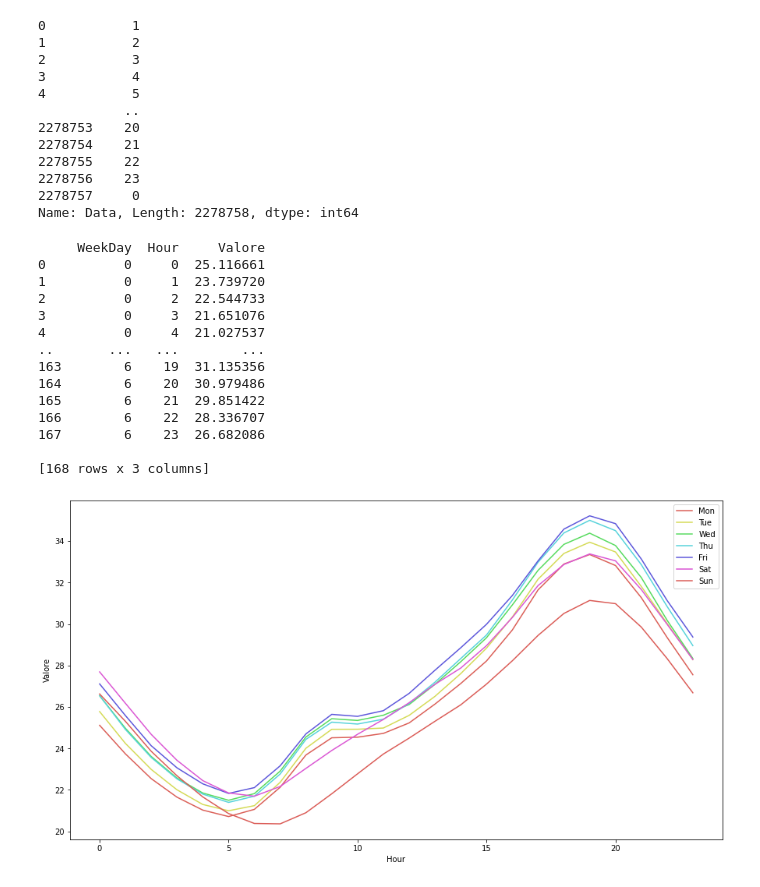
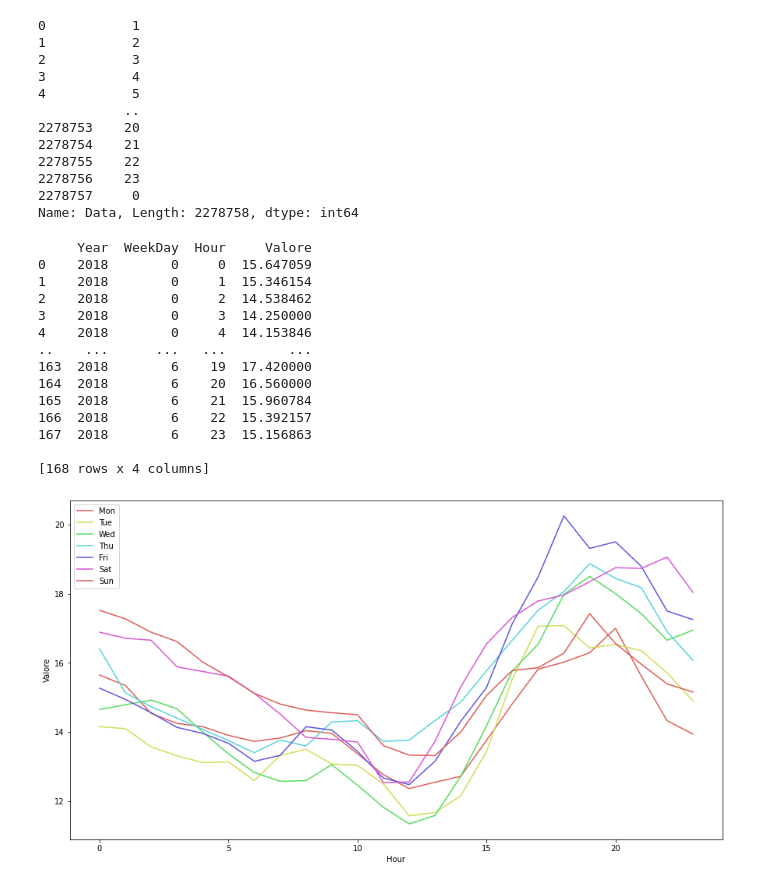
Before and after one commit to WebValley2022/webvalley-dashboard, a Jupyter notebook: 3rd Section Plots/daily_plot.ipynb, the cells around one changed output. Cells and saved outputs as stored; diff of their text form; code cells hidden in the pictures.

Commit message:
using similar user input to make plots

```diff
--- a/3rd Section Plots/daily_plot.ipynb
+++ b/3rd Section Plots/daily_plot.ipynb
@@ -5,7 +5,7 @@ import pandas as pd
 from matplotlib import pyplot as plt
 import seaborn as sns
 # %%
-df=pd.read_csv ("/home/wvuser/webvalley-dashboard/data/merged_APPA_data.csv", encoding='windows-1252')
+df=pd.read_csv ("../data/merged_APPA_data.csv", encoding='windows-1252')
 df=df[df.Valore != 'n.d.']
 df.Valore= pd.to_numeric(df.Valore)
 df.head()
@@ -35,32 +35,34 @@ Name: Data, Length: 2278758, dtype: int64
 # %%
 #Plot Daily  3rd Section
 from matplotlib.pyplot import xticks
 df = df[df.Valore != "n.d."]
 df["Valore"] = pd.to_numeric(df.Valore)
 df["Data"] = pd.to_datetime(df.Data)
-df_daily_avg = df.groupby(pd.PeriodIndex(df['Data'], freq="H"))['Valore'].mean()
+
+df_daily_avg = df[(df.Stazione == "Rovereto") & (df.Inquinante == "PM2.5") & (df.Data.dt.year == 2018)]
+df_daily_avg = df_daily_avg.groupby(pd.PeriodIndex(df_daily_avg['Data'], freq="H"))['Valore'].mean()
 df_daily_avg = df_daily_avg.reset_index()
-df_daily_avg = df_daily_avg.groupby([df_daily_avg.Data.dt.day_of_week, df_daily_avg.Data.dt.hour]).mean()
-df_daily_avg.index.names = ["WeekDay", "Hour"]
+df_daily_avg = df_daily_avg.groupby([df_daily_avg.Data.dt.year, df_daily_avg.Data.dt.day_of_week, df_daily_avg.Data.dt.hour]).mean()
+df_daily_avg.index.names = ["Year", "WeekDay", "Hour"]
 df_daily_avg = df_daily_avg.reset_index()
 print(df_daily_avg)
 plt.gcf().set_size_inches(15, 8)
 sns.lineplot(y="Valore", x="Hour", hue="WeekDay", palette="hls", data=df_daily_avg)
 plt.legend(labels=['Mon','Tue','Wed','Thu','Fri','Sat','Sun'])
 plt.show()
 # %% [output]
-     WeekDay  Hour     Valore
-0          0     0  25.116661
-1          0     1  23.739720
-2          0     2  22.544733
-3          0     3  21.651076
-4          0     4  21.027537
-..       ...   ...        ...
-163        6    19  31.135356
-164        6    20  30.979486
-165        6    21  29.851422
-166        6    22  28.336707
-167        6    23  26.682086
+     Year  WeekDay  Hour     Valore
+0    2018        0     0  15.647059
+1    2018        0     1  15.346154
+2    2018        0     2  14.538462
+3    2018        0     3  14.250000
+4    2018        0     4  14.153846
+..    ...      ...   ...        ...
+163  2018        6    19  17.420000
+164  2018        6    20  16.560000
+165  2018        6    21  15.960784
+166  2018        6    22  15.392157
+167  2018        6    23  15.156863
 
-[168 rows x 3 columns]
+[168 rows x 4 columns]
-[figure, old version]
+[figure, new version]
```
Also changed, not shown: 2 other files.
